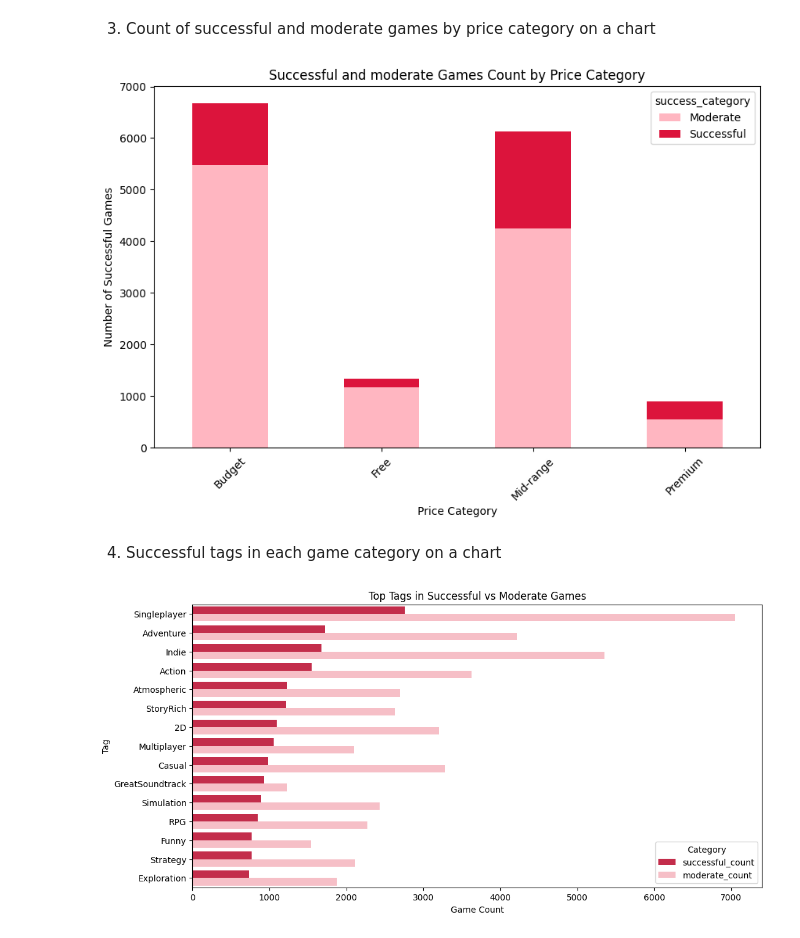
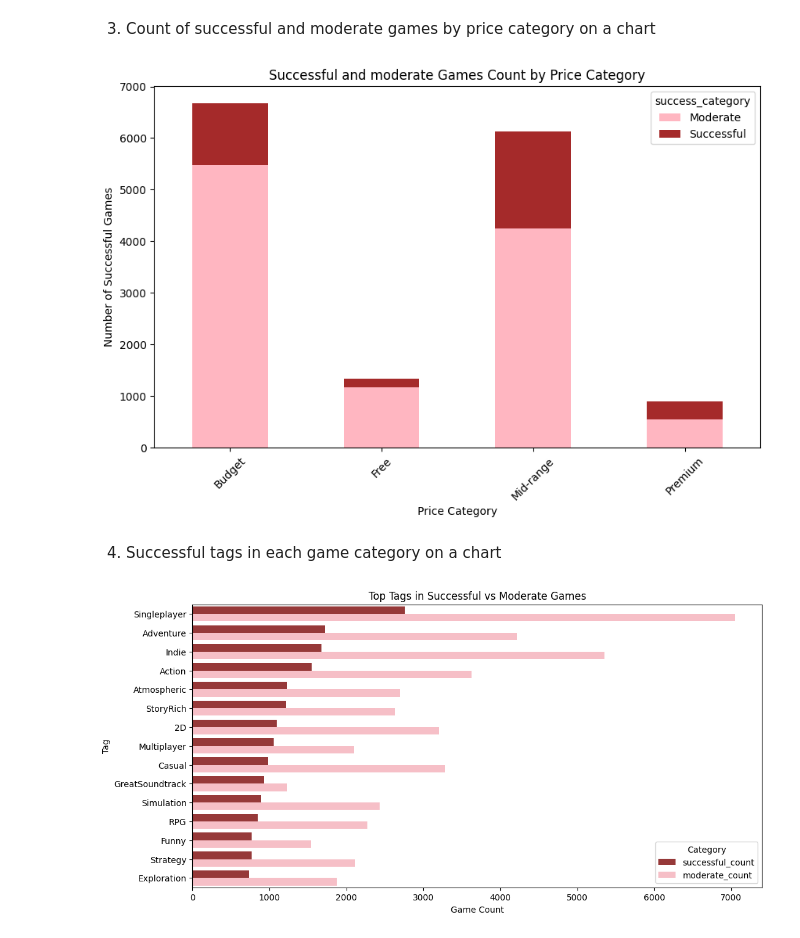
Before and after one commit to Florrena/BigDataTechnologies, a Jupyter notebook: Project.ipynb, the cells around one changed output. Drawn from its saved outputs; the diff is of its cells as text; code cells hidden in the pictures.

```diff
--- a/Project.ipynb
+++ b/Project.ipynb
@@ -752,14 +752,14 @@ print(successful_games_df.head())
 # %%
 success_by_price = successful_games_df.groupby('price_category')['success_category'].value_counts().unstack().fillna(0)
 
-success_by_price.plot(kind='bar', stacked=True, color=['lightpink', 'crimson'], figsize=(10, 6))
+success_by_price.plot(kind='bar', stacked=True, color=['lightpink', 'brown'], figsize=(10, 6))
 plt.title('Successful and moderate Games Count by Price Category')
 plt.xlabel('Price Category')
 plt.ylabel('Number of Successful Games')
 plt.xticks(rotation=45)
 plt.show()
 # %% [output]
-[figure, old version]
+[figure, new version]
 # %% [markdown]
 4. Successful tags in each game category on a chart
 # %%
@@ -769,7 +769,7 @@ melted_tags = top_tags.melt(id_vars="clean_tag", value_vars=["successful_count",
                             var_name="Category", value_name="Count")
 
 pink_palette = {
-    "successful_count": "crimson",
+    "successful_count": "brown",
     "moderate_count": "lightpink",
 }
 plt.figure(figsize=(12, 6))
@@ -779,4 +779,4 @@ plt.xlabel("Game Count")
 plt.ylabel("Tag")
 plt.show()
 # %% [output]
-[figure, old version]
+[figure, new version]
```
Also changed, not shown: parts of 1 cell of this notebook.
